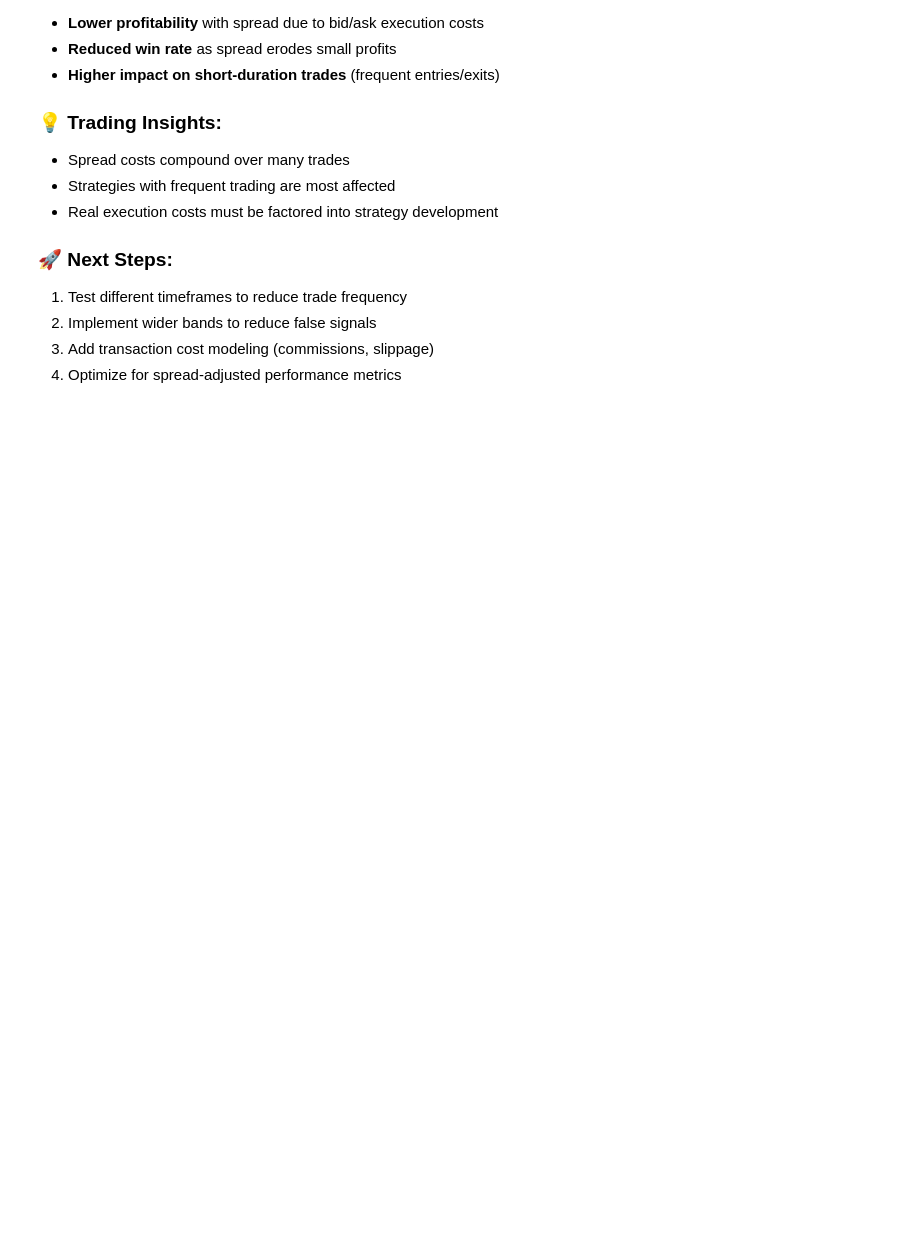
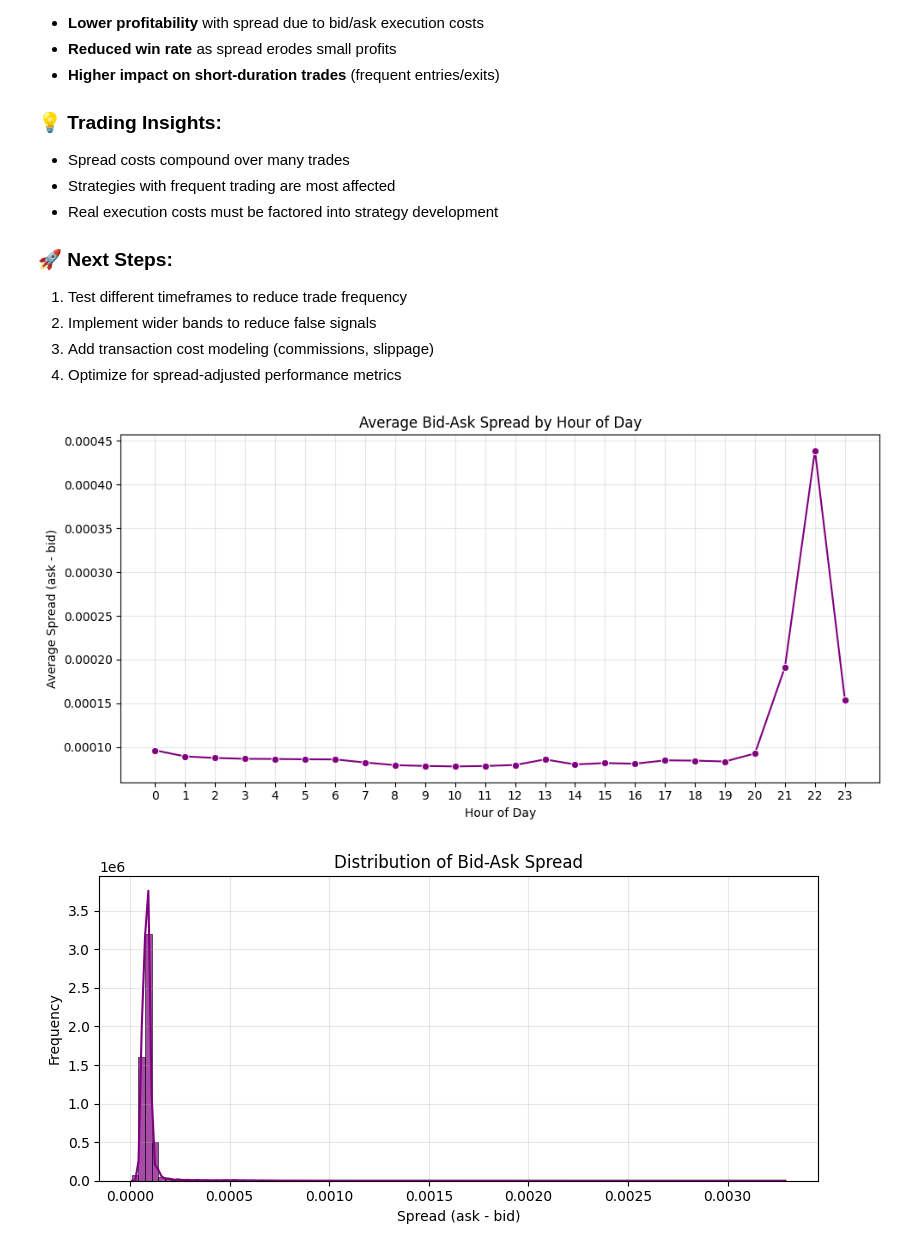
Before and after one commit to edoardoCame/bollingerBands, a Jupyter notebook: notebooks/spread_comparison.ipynb, the cells around one changed output. Cells and saved outputs as stored; diff of their text form; code cells hidden in the pictures; blank space fills up the shorter version.

```diff
--- a/notebooks/spread_comparison.ipynb
+++ b/notebooks/spread_comparison.ipynb
@@ -487,3 +571,36 @@ This analysis reveals the **real cost of trading** by comparing:
 2. Implement wider bands to reduce false signals
 3. Add transaction cost modeling (commissions, slippage)
 4. Optimize for spread-adjusted performance metrics
+# %%
+# --- Hourly Mean Spread Plot ---
+# Load tick data if not already loaded
+df_ticks = pd.read_csv(TICKDATA_PATH)
+df_ticks['timestamp'] = pd.to_datetime(df_ticks['timestamp'])
+df_ticks['spread'] = df_ticks['askPrice'] - df_ticks['bidPrice']
+df_ticks['hour'] = pd.to_datetime(df_ticks['timestamp']).dt.hour
+
+# Calculate mean spread for each hour of day across the entire dataset
+hourly_mean_spread = df_ticks.groupby('hour')['spread'].mean()
+
+plt.figure(figsize=(10, 5))
+sns.lineplot(x=hourly_mean_spread.index, y=hourly_mean_spread.values, marker='o', color='purple')
+plt.title('Average Bid-Ask Spread by Hour of Day')
+plt.xlabel('Hour of Day')
+plt.ylabel('Average Spread (ask - bid)')
+plt.grid(alpha=0.3)
+plt.xticks(range(0, 24))
+plt.tight_layout()
+plt.show()
+
+# Distribution plot
+plt.figure(figsize=(8, 4))
+sns.histplot(df_ticks['spread'], bins=100, kde=True, color='purple', alpha=0.7)
+plt.title('Distribution of Bid-Ask Spread')
+plt.xlabel('Spread (ask - bid)')
+plt.ylabel('Frequency')
+plt.grid(alpha=0.3)
+plt.tight_layout()
+plt.show()
+# %% [output]
+[figure, added]
+[figure, added]
```
Also changed, not shown: parts of 8 cells of this notebook, 2 other files.
